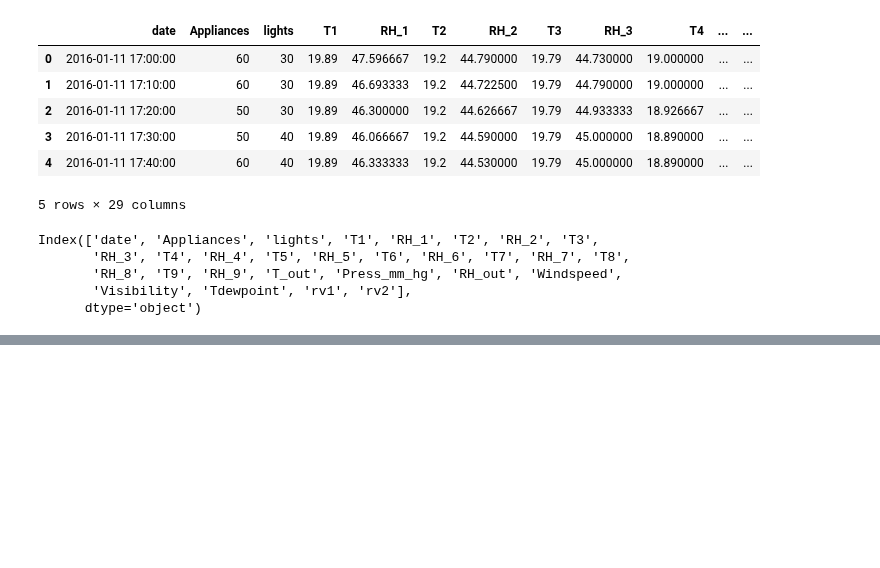
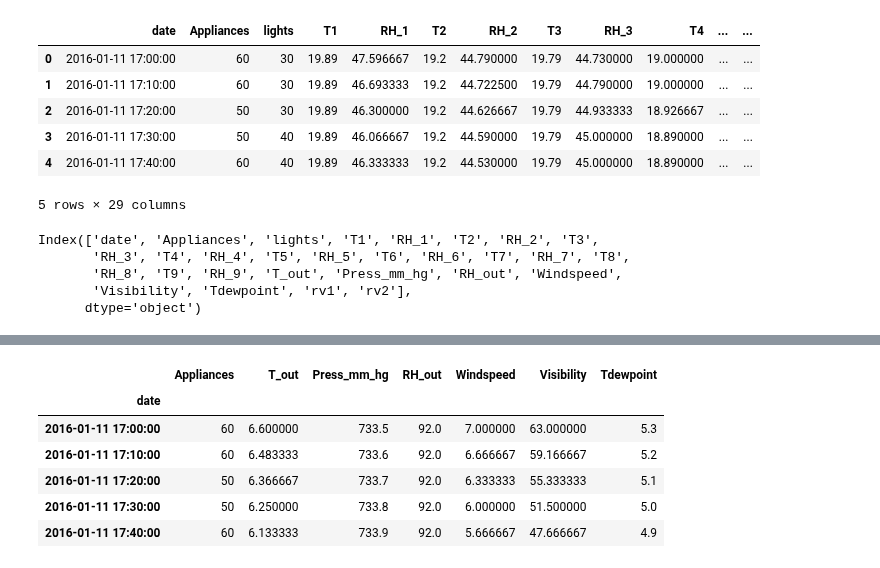
Before and after one commit to hemantnyadav/deepar_gluonts, a Jupyter notebook: GluonTS_DeepAR.ipynb, the cells around one changed output, grey strips where cells are left out. Saved outputs shown, nothing was run; the diff lists cells and outputs as text; code cells hidden in the pictures; blank space fills up the shorter version.

```diff
--- a/GluonTS_DeepAR.ipynb
+++ b/GluonTS_DeepAR.ipynb
@@ -32,6 +43,15 @@ Index(['date', 'Appliances', 'lights', 'T1', 'RH_1', 'T2', 'RH_2', 'T3',
 # %%
 df_input = df[['date', 'Appliances', 'T_out', 'Press_mm_hg', 'RH_out', 'Windspeed','Visibility', 'Tdewpoint']]
 df_input  = df_input.set_index('date')
+df_input.head()
+# %% [output]
+|  | Appliances | T_out | Press_mm_hg | RH_out | Windspeed | Visibility | Tdewpoint |
+| date |  |  |  |  |  |  |  |
+| 2016-01-11 17:00:00 | 60 | 6.600000 | 733.5 | 92.0 | 7.000000 | 63.000000 | 5.3 |
+| 2016-01-11 17:10:00 | 60 | 6.483333 | 733.6 | 92.0 | 6.666667 | 59.166667 | 5.2 |
+| 2016-01-11 17:20:00 | 50 | 6.366667 | 733.7 | 92.0 | 6.333333 | 55.333333 | 5.1 |
+| 2016-01-11 17:30:00 | 50 | 6.250000 | 733.8 | 92.0 | 6.000000 | 51.500000 | 5.0 |
+| 2016-01-11 17:40:00 | 60 | 6.133333 | 733.9 | 92.0 | 5.666667 | 47.666667 | 4.9 |
 # %%
 prediction_length = 144 #  Predicting next day: As observations are evry 10 min
                         #  so in hour total 6 observation and in a day 144
```
Also changed, not shown: parts of 12 cells of this notebook.
